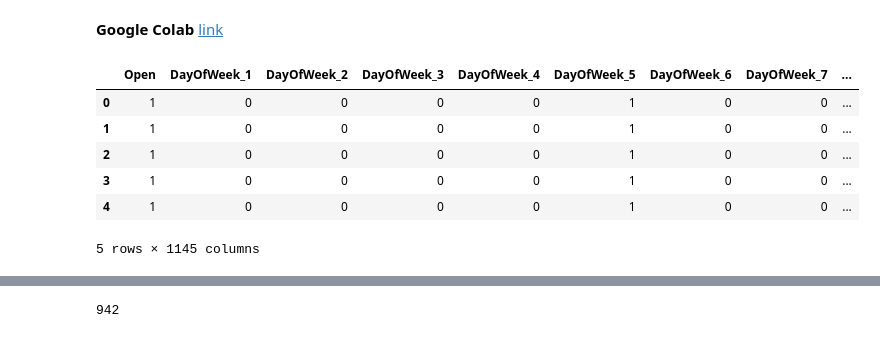
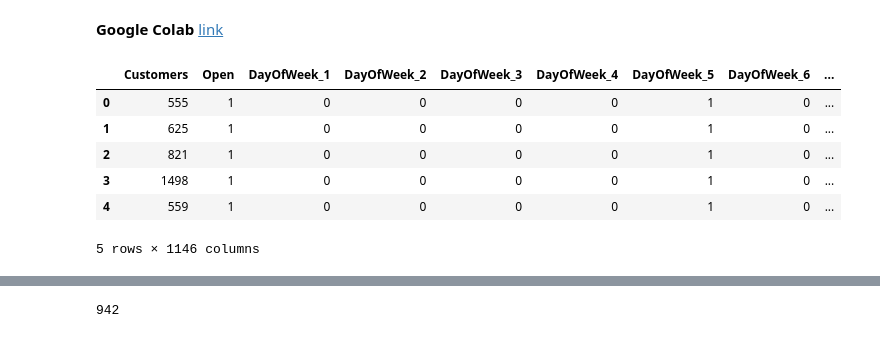
Before and after one commit to kirillzyusko/stock-predictions, a Jupyter notebook: lab.ipynb, the cells around one changed output, grey strips where cells are left out. Saved outputs shown, nothing was run; the diff lists cells and outputs as text; code cells hidden in the pictures.

```diff
--- a/lab.ipynb
+++ b/lab.ipynb
@@ -32,41 +32,41 @@ def lags(df, range, key):
 def get_data():
     df = one_hot(train, 'DayOfWeek')
 
     df = inner_join(df, store, 'Store')
     df = one_hot(df, 'StoreType')
     df = one_hot(df, 'Assortment')
     df = one_hot(df, 'Store')
     df = lags(df, [1,2,3,4,5,6,7,8,9,10,11,12,13,14], 'Sales')
 
     df.drop([
         'StateHoliday',
         'SchoolHoliday',
         'Date',
-        'Customers',
+        #'Customers',
         'Promo',
         'PromoInterval',
         'Promo2',
         'Promo2SinceWeek',
         'Promo2SinceYear',
         'CompetitionDistance',
         'CompetitionOpenSinceMonth',
         'CompetitionOpenSinceYear'
     ], axis=1, inplace=True)
 
     # df = where_equal(df, 'Store', 1)
     # print(list(df))
 
     return df
 
 get_data().head()
 # %% [output]
-|  | Open | DayOfWeek_1 | DayOfWeek_2 | DayOfWeek_3 | DayOfWeek_4 | DayOfWeek_5 | DayOfWeek_6 | DayOfWeek_7 | ... |
-| 0 | 1 | 0 | 0 | 0 | 0 | 1 | 0 | 0 | ... |
-| 1 | 1 | 0 | 0 | 0 | 0 | 1 | 0 | 0 | ... |
-| 2 | 1 | 0 | 0 | 0 | 0 | 1 | 0 | 0 | ... |
-| 3 | 1 | 0 | 0 | 0 | 0 | 1 | 0 | 0 | ... |
-| 4 | 1 | 0 | 0 | 0 | 0 | 1 | 0 | 0 | ... |
+|  | Customers | Open | DayOfWeek_1 | DayOfWeek_2 | DayOfWeek_3 | DayOfWeek_4 | DayOfWeek_5 | DayOfWeek_6 | ... |
+| 0 | 555 | 1 | 0 | 0 | 0 | 0 | 1 | 0 | ... |
+| 1 | 625 | 1 | 0 | 0 | 0 | 0 | 1 | 0 | ... |
+| 2 | 821 | 1 | 0 | 0 | 0 | 0 | 1 | 0 | ... |
+| 3 | 1498 | 1 | 0 | 0 | 0 | 0 | 1 | 0 | ... |
+| 4 | 559 | 1 | 0 | 0 | 0 | 0 | 1 | 0 | ... |
-5 rows × 1145 columns
+5 rows × 1146 columns
 # %%
 from pandas import read_csv
 from keras.models import Sequential
```
Also changed, not shown: parts of 1 cell of this notebook.
